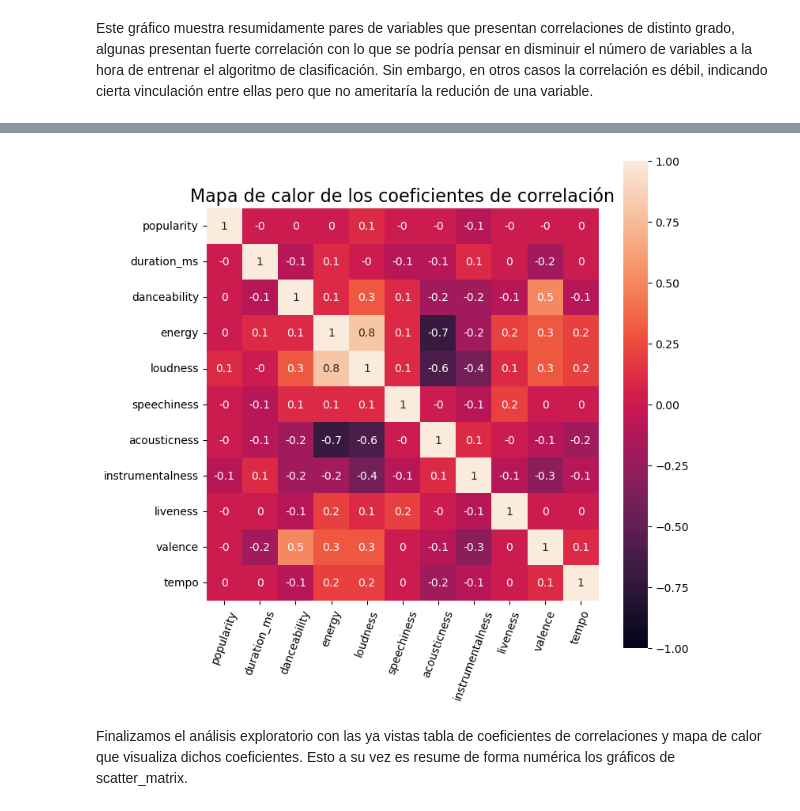
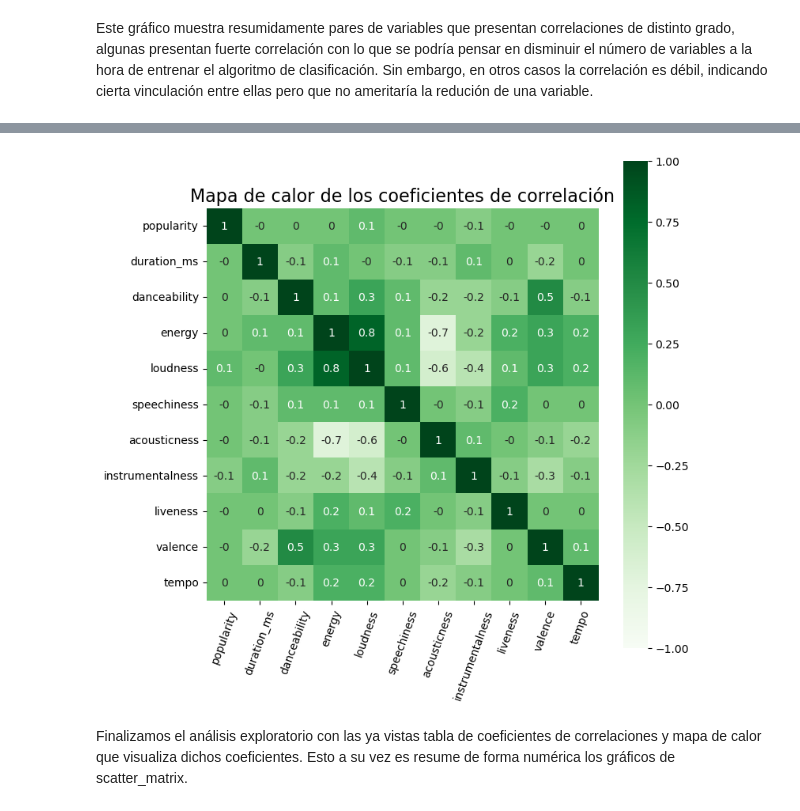
Before and after one commit to MauriJ/Data-Science, a Jupyter notebook: Desafíos/Desafío N°6/PrimeraEntrega_Moran.ipynb, the cells around one changed output, grey strips where cells are left out. Drawn from its saved outputs; the diff is of its cells as text; code cells hidden in the pictures.

```diff
--- a/Desafíos/Desafío N°6/PrimeraEntrega_Moran.ipynb
+++ b/Desafíos/Desafío N°6/PrimeraEntrega_Moran.ipynb
@@ -359,12 +361,12 @@ df1.corr().round(2)
 # %%
 plt.figure(figsize = (8,8))
 plt.axis('scaled')
-sns.heatmap(df1.corr().round(1), vmin=-1, vmax=1, cbar = True, annot=True)
+sns.heatmap(df1.corr().round(1), vmin=-1, vmax=1, cmap = "Greens", cbar = True, annot=True)
 plt.xticks(rotation = 70)
 plt.title('Mapa de calor de los coeficientes de correlación', fontsize = 16)
 plt.show()
 # %% [output]
-[figure, old version]
+[figure, new version]
 # %% [markdown]
 Finalizamos el análisis exploratorio con las ya vistas tabla de coeficientes de correlaciones y mapa de calor que visualiza dichos coeficientes. Esto a su vez es resume de forma numérica los gráficos de scatter_matrix.
 # %% [markdown]
```
Also changed, not shown: parts of 8 cells of this notebook.
